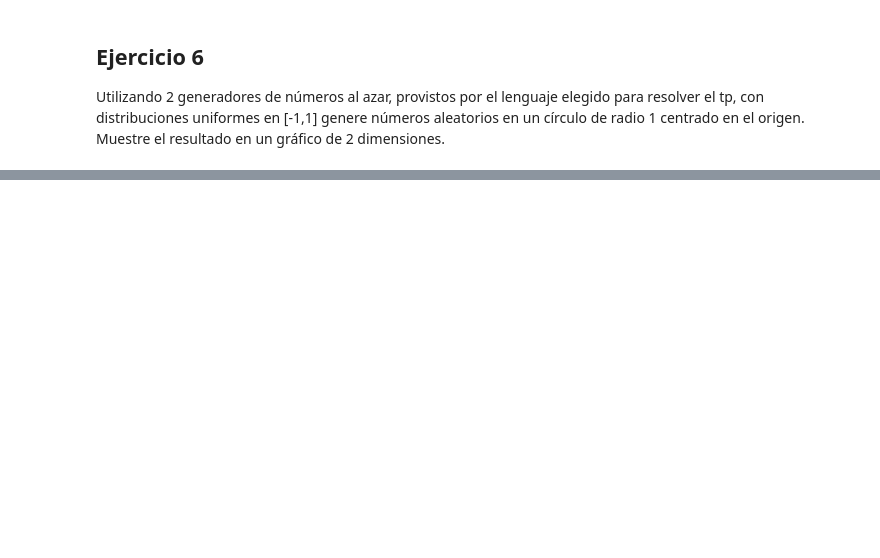
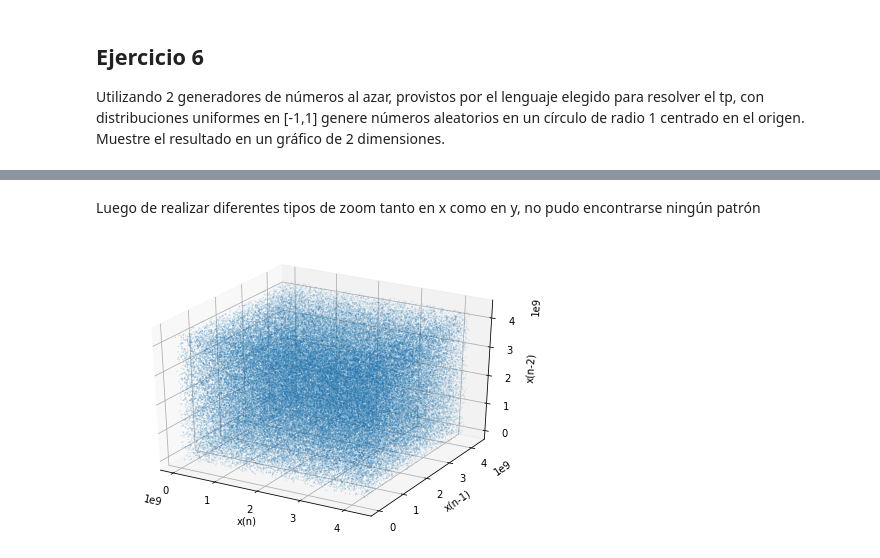
Before and after one commit to tomasaccini/TP1-Simulacion, a Jupyter notebook: TP1.ipynb, the cells around one changed output, grey strips where cells are left out. Saved outputs shown, nothing was run; the diff lists cells and outputs as text; code cells hidden in the pictures; blank space fills up the shorter version.

```diff
--- a/TP1.ipynb
+++ b/TP1.ipynb
@@ -227,0 +275,26 @@ plt.show()
+# %% [markdown]
+Luego de realizar diferentes tipos de zoom tanto en x como en y, no pudo encontrarse ningún patrón
+# %%
+from mpl_toolkits.mplot3d import Axes3D
+
+fig = plt.figure()
+ax = Axes3D(fig)
+
+x_values = []
+y_values = []
+z_values = []
+for i in range(2,generated_length):
+    x_values.append(values_from_excersice_1[i])
+    y_values.append(values_from_excersice_1[i-1])
+    z_values.append(values_from_excersice_1[i-2])
+
+
+ax.scatter(x_values, y_values, z_values, s = 0.02)
+
+ax.set_xlabel('x(n)')
+ax.set_ylabel('x(n-1)')
+ax.set_zlabel('x(n-2)')
+
+plt.show()
+# %% [output]
+[figure, added]
```
Also changed, not shown: parts of 13 cells of this notebook.
